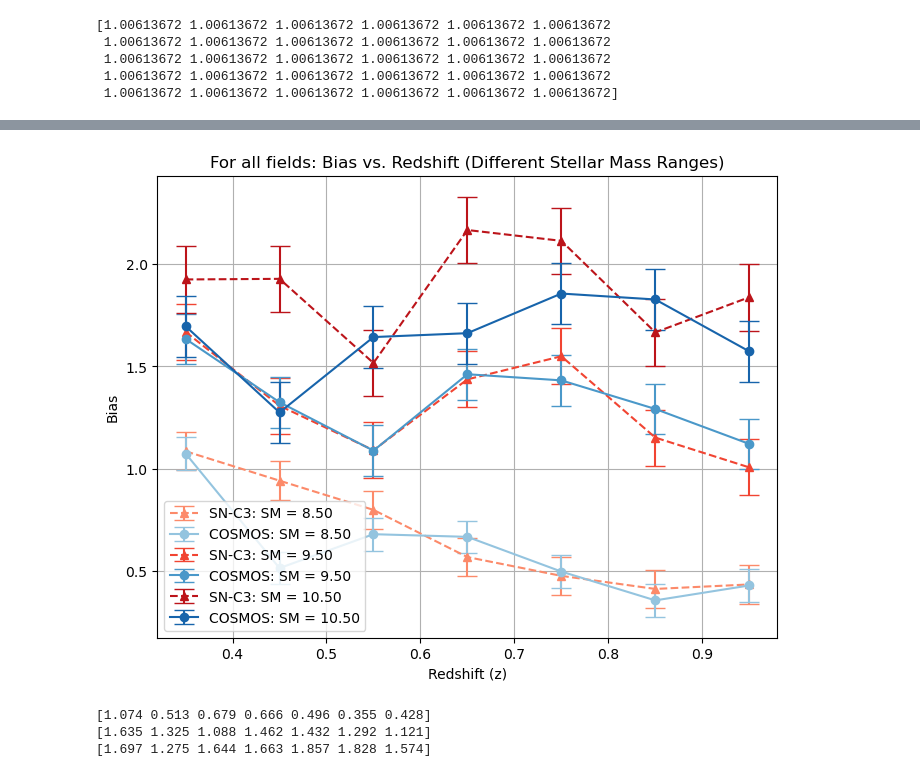
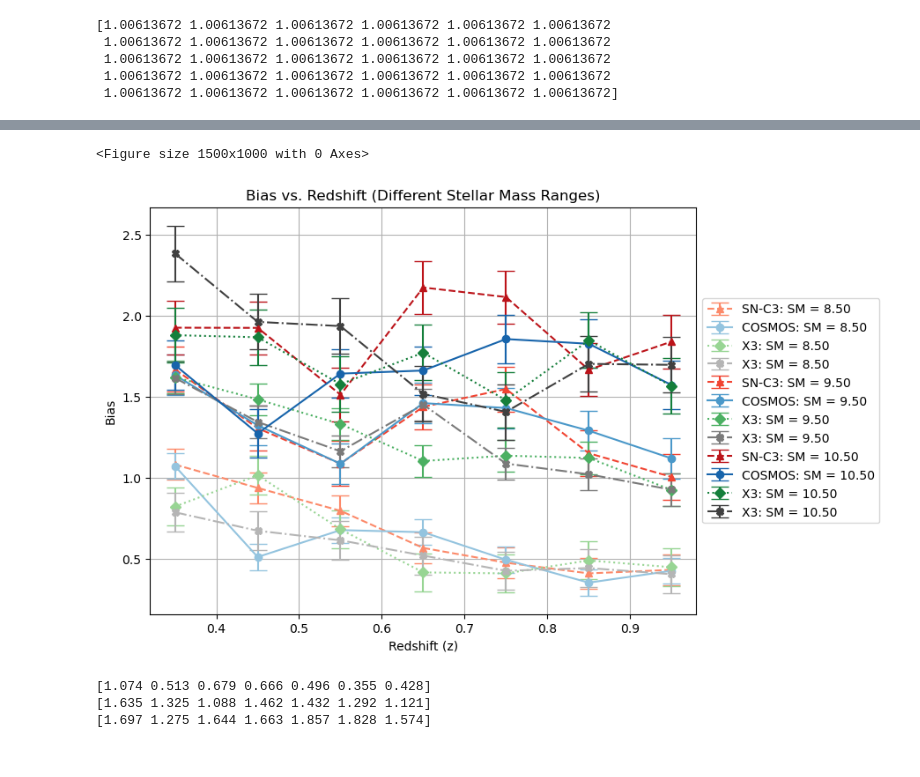
Before and after one commit to OtiliaIrina/Master_Thesis, a Jupyter notebook: SN-C3.ipynb, the cells around one changed output, grey strips where cells are left out. Drawn from its saved outputs; the diff is of its cells as text; code cells hidden in the pictures.

```diff
--- a/SN-C3.ipynb
+++ b/SN-C3.ipynb
@@ -462,21 +462,27 @@ import numpy as np
 # %%
 COSMOS = np.loadtxt(directory_COSMOS + '/sm_biases.txt', delimiter=',')
 X3 = np.loadtxt(directory_SN_X3 + '/sm_biases.txt', delimiter=',')
+E2 = np.loadtxt(directory_SN_E2 + '/sm_biases.txt', delimiter=',')
 # %%
 COSMOS_reshaped = np.reshape(np.array(COSMOS[:, 1]), (len(z), len(m))).T
+X3_reshaped = np.reshape(np.array(X3[:, 1]), (len(z), len(m))).T
+E2_reshaped = np.reshape(np.array(E2[:, 1]), (len(z), len(m))).T
 # %%
 res = os.path.join(home_dir, 'Master_Thesis', 'Results')
 # %%
-plt.figure(figsize=(8, 6))  # Adjust figure size as needed
-
+plt.figure(figsize=(10, 8))
 for i in range(len(m)):
     plt.errorbar(z, sm_biases_reshaped[i],yerr= sm_biases_errors[i],label=f"SN-C3: SM = {m[i]:.2f}",marker="^", linestyle='dashed',capsize=7)
     plt.errorbar(z, COSMOS_reshaped[i],yerr=COSMOS[:, 2][i],  label=f"COSMOS: SM = {m[i]:.2f}",marker='o',capsize=7)
+    plt.errorbar(z, X3_reshaped[i],yerr=X3[:, 2][i],  label=f"X3: SM = {m[i]:.2f}",marker="D",linestyle='dotted',capsize=7)
+    plt.errorbar(z, E2_reshaped[i],yerr=X3[:, 2][i],  label=f"X3: SM = {m[i]:.2f}",marker="X",linestyle='dashdot',capsize=7)
+
 plt.xlabel("Redshift (z)")
 plt.ylabel(r"Bias")
-plt.title(r"For all fields: Bias vs. Redshift (Different Stellar Mass Ranges)")
+plt.title(r"Bias vs. Redshift (Different Stellar Mass Ranges)")
 plt.grid(True)
 plt.legend()
+plt.savefig(os.path.join(res,"Bias_vs_z_for_diff_SM.png"))
 
 plt.show()
 # %% [output]
@@ -504,20 +514,24 @@ plt.show()
 # Create a colormap
 cmap = plt.get_cmap('viridis', len(m))
 
-plt.figure(figsize=(8, 6))
+plt.figure(figsize=(10, 8))
 
 for i in range(len(m)):
     plt.errorbar(z, sm_biases_reshaped[i], yerr=sm_biases_errors[i], label='SN-C3',
                   marker="^", linestyle='dashed', capsize=7, color=cmap(i))
     plt.errorbar(z, COSMOS_reshaped[i], yerr=COSMOS[:, 2][i],
                  label=f" SM = {m[i]:.2f}", marker='o', capsize=7, color=cmap(i))
+    plt.errorbar(z, X3_reshaped[i],yerr=X3[:, 2][i],  label=f"X3: SM = {m[i]:.2f}",marker="D",linestyle='dotted', capsize=7, color=cmap(i))
+    plt.errorbar(z, E2_reshaped[i],yerr=X3[:, 2][i],  label=f"X3: SM = {m[i]:.2f}",marker="X",linestyle='dashdot',capsize=7,color=cmap(i))
+
+
 
 plt.xlabel("Redshift (z)")
 plt.ylabel(r"Bias")
-plt.title(r"For all fields: Bias vs. Redshift (Different Stellar Mass Ranges)")
+plt.title(r"Bias vs. Redshift (Different Stellar Mass Ranges)")
 plt.grid(True)
 plt.legend()
-plt.savefig(os.path.join(res,"Bias_vs_z_for_diff_SM.png"))
+#plt.savefig(os.path.join(res,"Bias_vs_z_for_diff_SM.png"))
 
 plt.show()
 # %% [output]
@@ -525,26 +539,35 @@ plt.show()
 # %%
+plt.figure(figsize=(15, 10))
 
 
 # Create shades of red and blue for the plots
 num_shades = len(m)
 reds = plt.cm.Reds(np.linspace(0.4, 0.8, num_shades))  # Shades of red
 blues = plt.cm.Blues(np.linspace(0.4, 0.8, num_shades))  # Shades of blue
+greens = plt.cm.Greens(np.linspace(0.4, 0.8, num_shades)) # Shades of green
+greys= plt.cm.Grays(np.linspace(0.4, 0.8, num_shades)) # Shades of grey
 
 plt.figure(figsize=(8, 6))
 
 for i in range(len(m)):
     plt.errorbar(z, sm_biases_reshaped[i],yerr= sm_biases_errors[i],label=f"SN-C3: SM = {m[i]:.2f}",marker="^", linestyle='dashed',capsize=7,color=reds[i])
     plt.errorbar(z, COSMOS_reshaped[i],yerr=COSMOS[:, 2][i],  label=f"COSMOS: SM = {m[i]:.2f}",marker='o',capsize=7,color=blues[i])
+    plt.errorbar(z, X3_reshaped[i],yerr=X3[:, 2][i],  label=f"X3: SM = {m[i]:.2f}",marker="D",linestyle='dotted', capsize=7, color=greens[i])
+    plt.errorbar(z, E2_reshaped[i],yerr=X3[:, 2][i],  label=f"X3: SM = {m[i]:.2f}",marker="X",linestyle='dashdot',capsize=7,color=greys[i])
+
 
 
 plt.xlabel("Redshift (z)")
 plt.ylabel(r"Bias")
-plt.title(r"For all fields: Bias vs. Redshift (Different Stellar Mass Ranges)")
+plt.title(r"Bias vs. Redshift (Different Stellar Mass Ranges)")
 plt.grid(True)
-plt.legend()
+plt.legend(loc='center left', bbox_to_anchor=(1, 0.5))
+plt.savefig(os.path.join(res,"Bias_vs_z_for_diff_SM.png"))
+
 plt.show()
 # %% [output]
+<Figure size 1500x1000 with 0 Axes>
-[figure, old version]
+[figure, new version]
 # %%
 for i in range(len(m)):
     print(COSMOS_reshaped[i])
```
Also changed, not shown: parts of 12 cells of this notebook, 8 other files.
